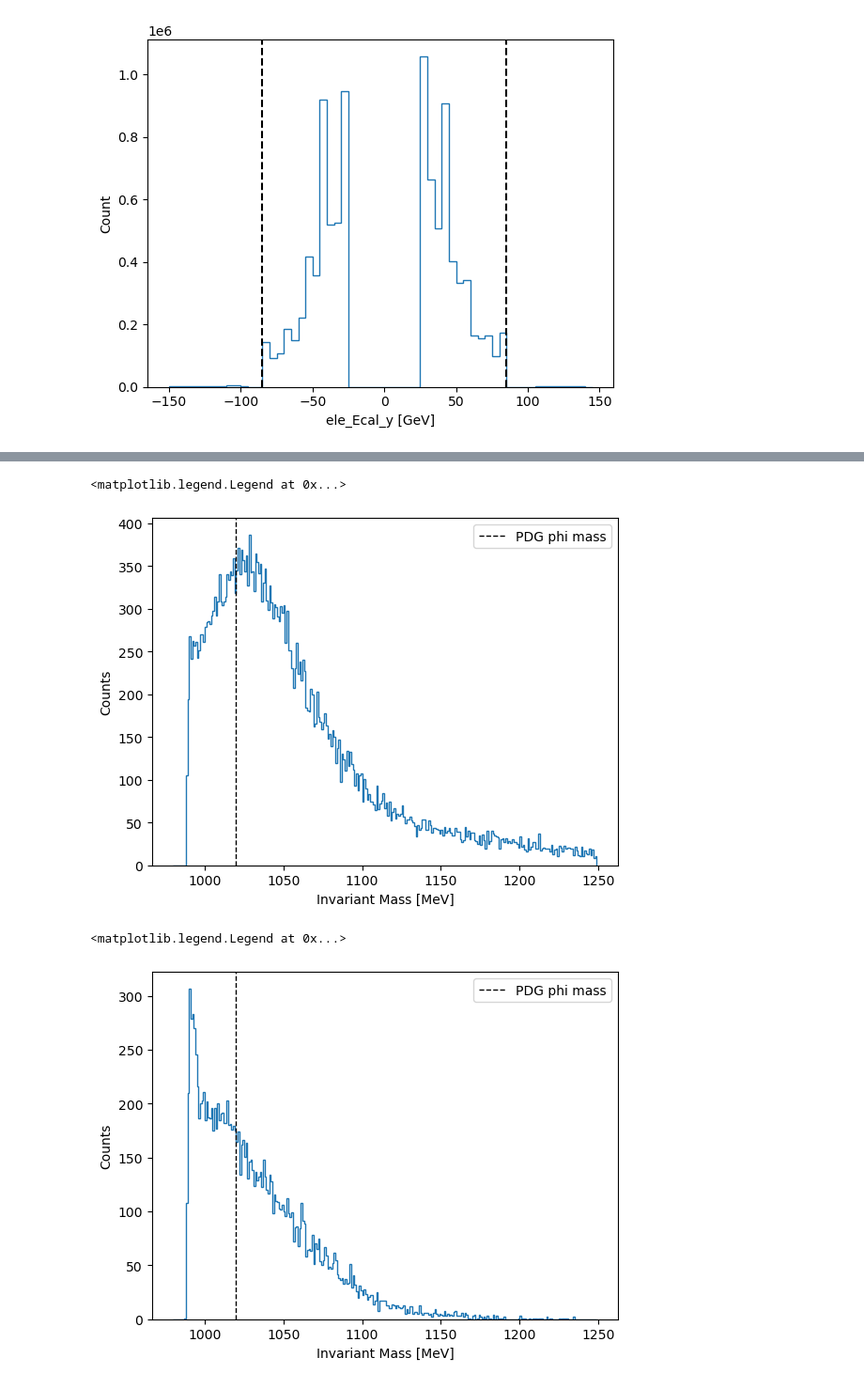
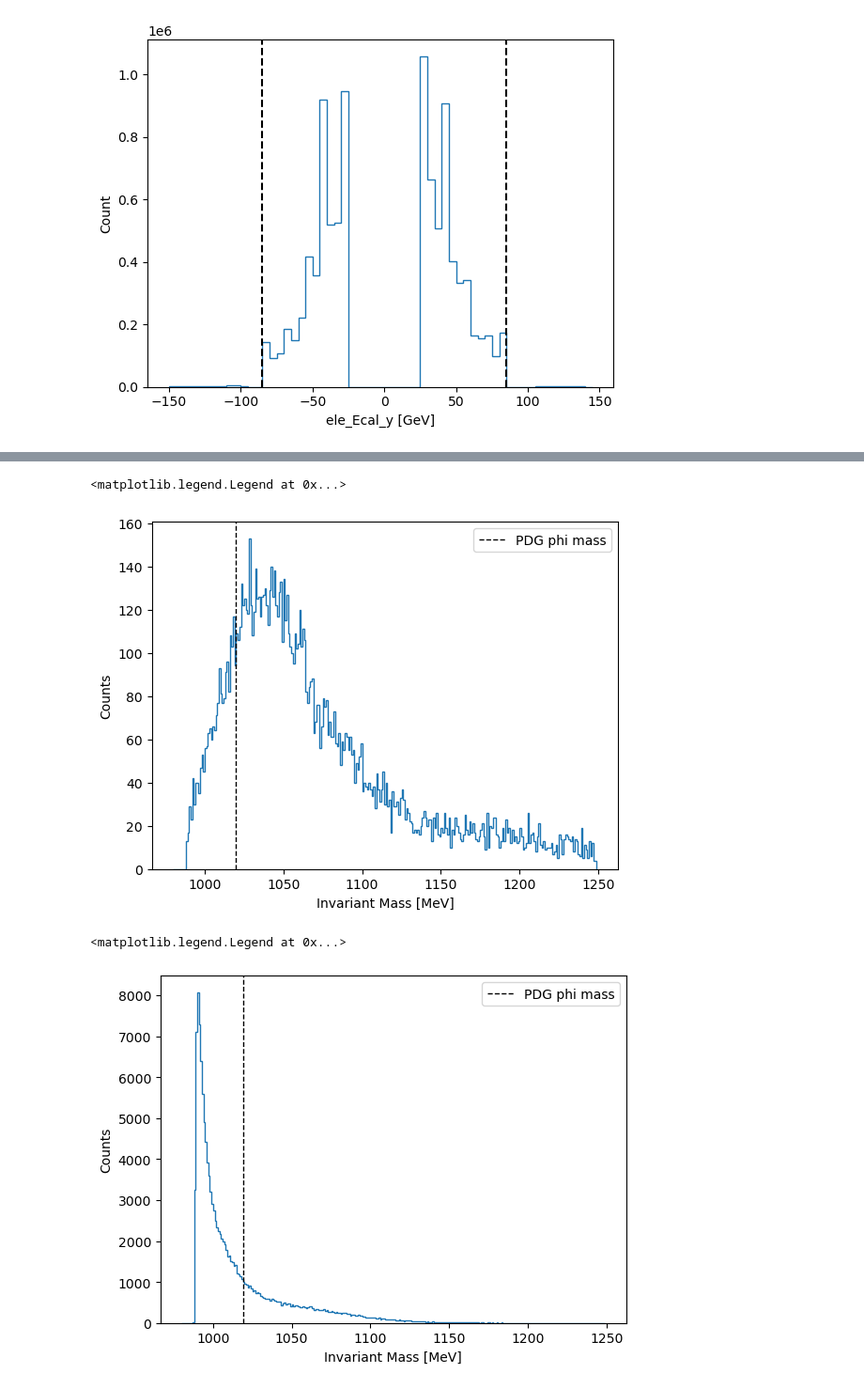
Before and after one commit to mghrear/pivoting-ANN, a Jupyter notebook: full_dataset_FakeGen.ipynb, the cells around one changed output, grey strips where cells are left out. Shown at 94% size. Cells and saved outputs as stored; diff of their text form; code cells hidden in the pictures.

```diff
--- a/full_dataset_FakeGen.ipynb
+++ b/full_dataset_FakeGen.ipynb
@@ -146,7 +146,7 @@ df_test_combined = pd.concat(
 # %% [output]
 k=45  tritrig=66150  wab=10260  phiKK=45  total=76455
 # %%
-ANN_selection = 0.0564
-BDT_selection = 0.4562
 
-ANN_selection = 0.99
+
+ANN_selection = np.percentile(test_df_bkg['ANN'],[99.0])[0]
+print(ANN_selection)
@@ -323,5 +327,5 @@ chi2/ndf = 1045.0/98 = 10.663,  p = 3.154e-158
 # %%
-df_data_cut = df_data[df_data['ANN']>0.95].reset_index(drop=True)
+df_data_cut = df_data[df_data['ANN']>0.99].reset_index(drop=True)
 x_vals = 1000*df_data_cut.InvM
 
 
@@ -332,17 +336,17 @@ plt.ylabel('Counts')
 plt.legend()
 # %% [output]
 <matplotlib.legend.Legend at 0x...>
-[figure, old version]
+[figure, new version]
 # %%
-df_data_Qual_cut = df_data_Qual[df_data_Qual['ANN']>0.90].reset_index(drop=True)
+df_data_Qual_cut = df_data_Qual[df_data_Qual['ANN']>ANN_selection].reset_index(drop=True)
 x_vals = 1000*df_data_Qual_cut.InvM
 
 
 plt.hist(x_vals, bins=np.arange(980,1250,1), histtype='step')
 plt.axvline(1019.461, color='k', linestyle='dashed', linewidth=1, label='PDG phi mass')
 plt.xlabel('Invariant Mass [MeV]')
 plt.ylabel('Counts')
 plt.legend()
 # %% [output]
 <matplotlib.legend.Legend at 0x...>
-[figure, old version]
+[figure, new version]
```
Also changed, not shown: parts of 5 cells of this notebook, 3 other files.
